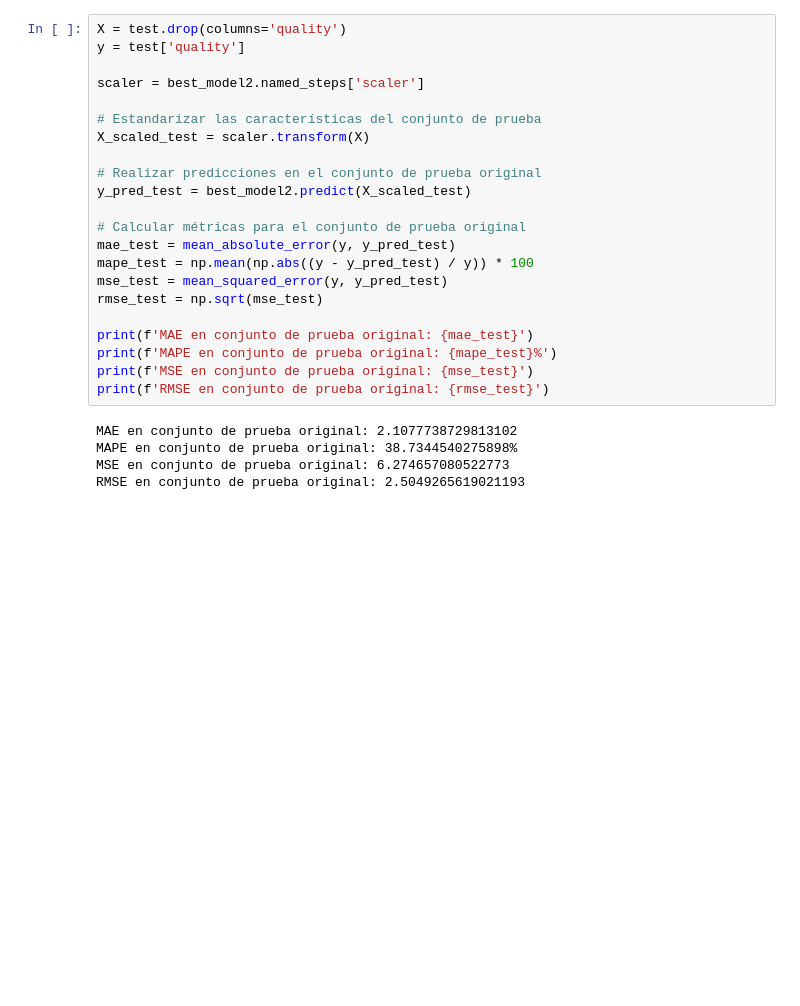
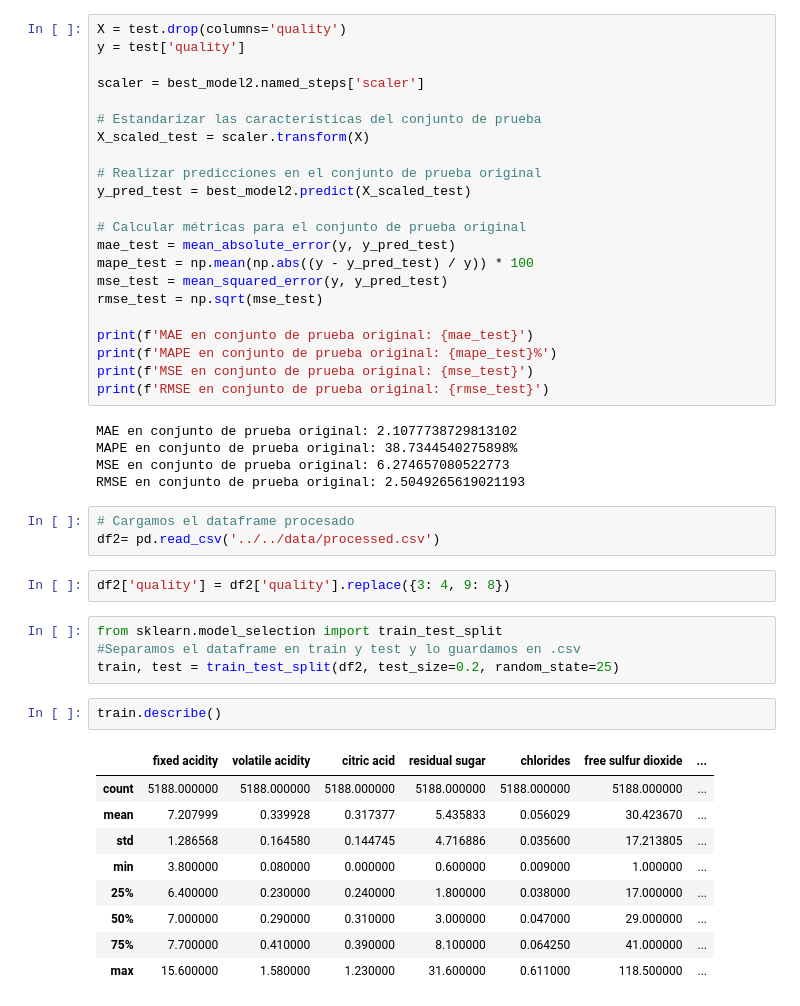
Before and after one commit to miguelrm81/Proyecto_ML-_Vinos, a Jupyter notebook: proyecto_vinos_calidad_ML/notebooks/pruebas/prueba4.ipynb, the cells around one changed output. Saved outputs shown, nothing was run; the diff lists cells and outputs as text; blank space fills up the shorter version.

```diff
--- a/proyecto_vinos_calidad_ML/notebooks/pruebas/prueba4.ipynb
+++ b/proyecto_vinos_calidad_ML/notebooks/pruebas/prueba4.ipynb
@@ -183,3 +291,24 @@ MAE en conjunto de prueba original: 2.1077738729813102
 MAPE en conjunto de prueba original: 38.7344540275898%
 MSE en conjunto de prueba original: 6.274657080522773
 RMSE en conjunto de prueba original: 2.5049265619021193
+# %%
+# Cargamos el dataframe procesado
+df2= pd.read_csv('../../data/processed.csv')
+# %%
+df2['quality'] = df2['quality'].replace({3: 4, 9: 8})
+# %%
+from sklearn.model_selection import train_test_split
+#Separamos el dataframe en train y test y lo guardamos en .csv
+train, test = train_test_split(df2, test_size=0.2, random_state=25)
+# %%
+train.describe()
+# %% [output]
+|  | fixed acidity | volatile acidity | citric acid | residual sugar | chlorides | free sulfur dioxide | ... |
+| count | 5188.000000 | 5188.000000 | 5188.000000 | 5188.000000 | 5188.000000 | 5188.000000 | ... |
+| mean | 7.207999 | 0.339928 | 0.317377 | 5.435833 | 0.056029 | 30.423670 | ... |
+| std | 1.286568 | 0.164580 | 0.144745 | 4.716886 | 0.035600 | 17.213805 | ... |
+| min | 3.800000 | 0.080000 | 0.000000 | 0.600000 | 0.009000 | 1.000000 | ... |
+| 25% | 6.400000 | 0.230000 | 0.240000 | 1.800000 | 0.038000 | 17.000000 | ... |
+| 50% | 7.000000 | 0.290000 | 0.310000 | 3.000000 | 0.047000 | 29.000000 | ... |
+| 75% | 7.700000 | 0.410000 | 0.390000 | 8.100000 | 0.064250 | 41.000000 | ... |
+| max | 15.600000 | 1.580000 | 1.230000 | 31.600000 | 0.611000 | 118.500000 | ... |
```
Also changed, not shown: parts of 54 cells of this notebook, 2 other files.
